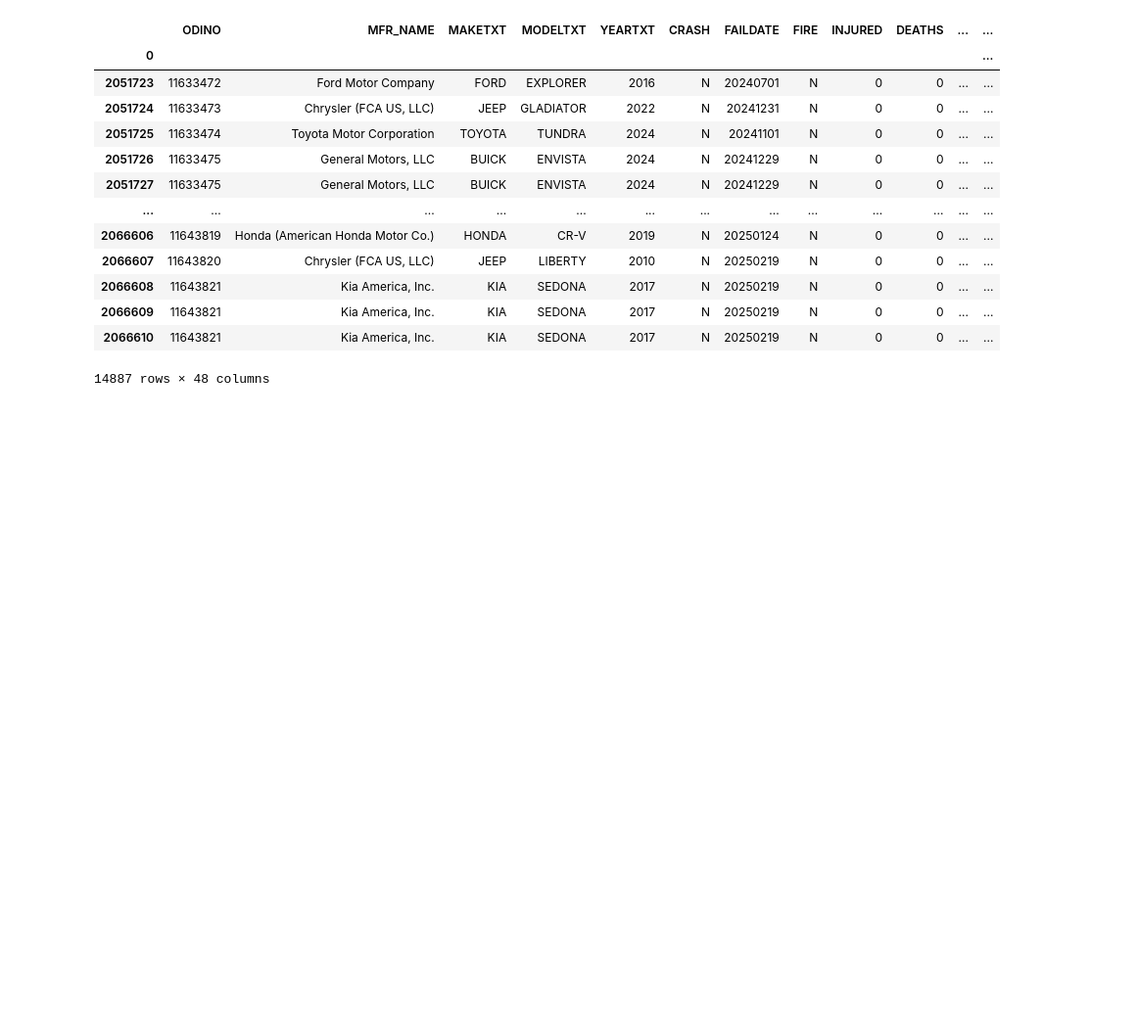
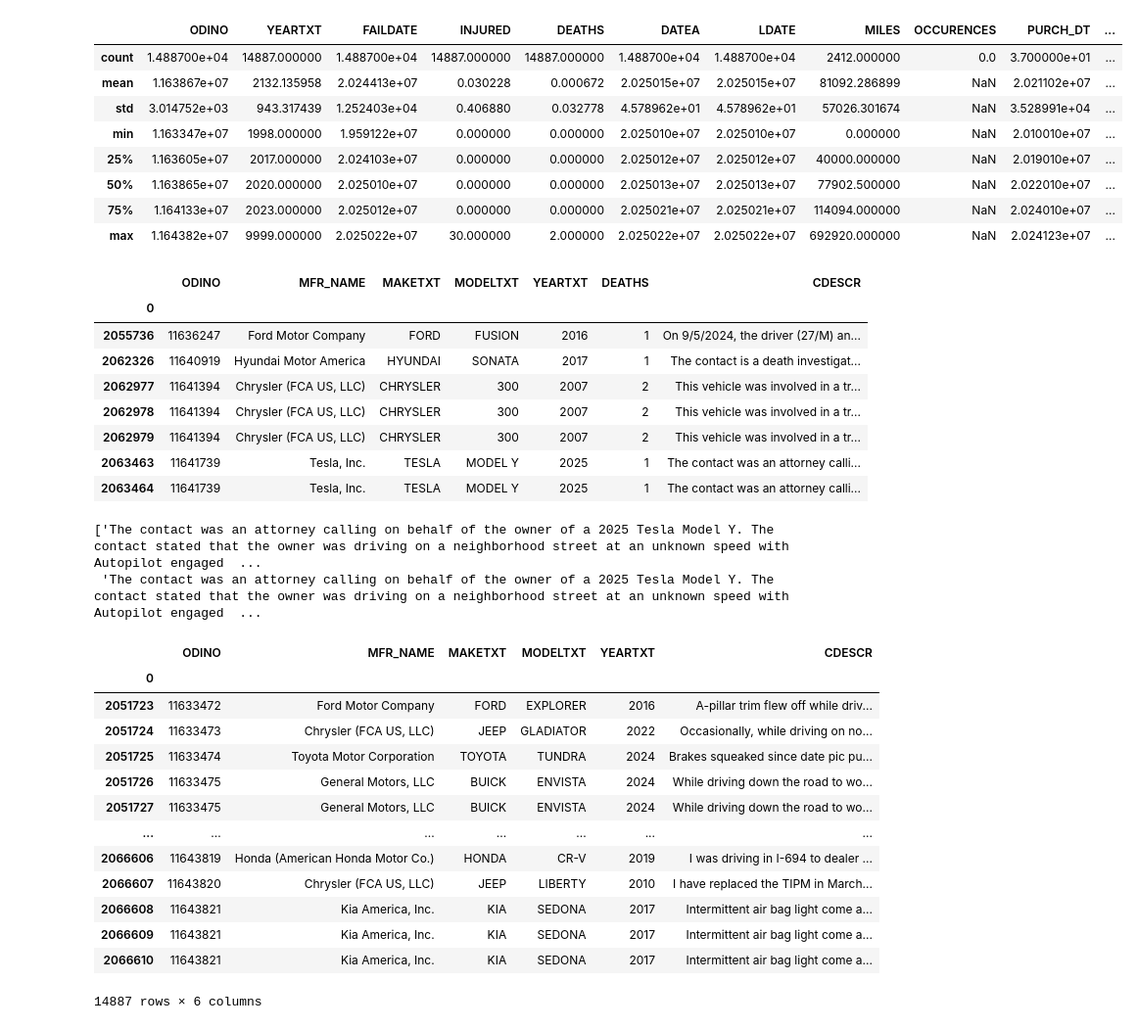
Before and after one commit to HJHUNT/SIADs_capstone_vehicle_complaints_and_recalls, a Jupyter notebook: Example/COMPLAINTS_RECEIVED_25.ipynb, the cells around one changed output. Shown at 98% size. Cells and saved outputs as stored; diff of their text form; code cells hidden in the pictures; blank space fills up the shorter version.

Commit message:
Added some data exploration for the complaints

```diff
--- a/Example/COMPLAINTS_RECEIVED_25.ipynb
+++ b/Example/COMPLAINTS_RECEIVED_25.ipynb
@@ -130,50 +130,84 @@
 #                                            C  =CONVERTIBLE
 #                                            I  =INFANT
 #                                            IN =INTEGRATED
 #                                            TD =TODDLER
 # 40     RESTRAINT_TYPE     CHAR(4)       INSTALLATION SYSTEM CODE;
 #                                            A =VEHICLE SAFETY BELT
 #                                            B =LATCH SYSTEM
 # 41     DEALER_NAME        CHAR(40)      DEALER'S NAME
 # 42     DEALER_TEL         CHAR(20)      DEALER'S TELEPHONE NUMBER
 # 43     DEALER_CITY        CHAR(30)      DEALER'S CITY
 # 44     DEALER_STATE       CHAR(2)       DEALER'S STATE CODE
 # 45     DEALER_ZIP         CHAR(10)      DEALER'S ZIPCODE
 # 46     PROD_TYPE          CHAR(4)       PRODUCT TYPE CODE:
 #                                            V =VEHICLE
 #                                            T =TIRES
 #                                            E =EQUIPMENT
 #                                            C =CHILD RESTRAINT
 # 47     REPAIRED_YN        CHAR(1)       WAS DEFECTIVE TIRE REPAIRED 'Y' OR 'N'
 # 48     MEDICAL_ATTN       CHAR(1)       WAS MEDICAL ATTENTION REQUIRED 'Y' OR 'N'
 # 49     VEHICLES_TOWED_YN  CHAR(1)       WAS VEHICLE TOWED 'Y' OR 'N'
 
 import pandas as pd
 
 # https://www.nhtsa.gov/nhtsa-datasets-and-apis#recalls
 # read in C:\Repo\SIADs_Audio_Text_SRS\Example\COMPLAINTS_RECEIVED_2025-2025.txt into a pandas dataframe, where the columns are RCL
-df = pd.read_csv("C:\\Repo\\SIADs_Audio_Text_SRS\\Datasets\\COMPLAINTS_RECEIVED_2025-2025.txt", sep='\t', header=None, index_col=0)
-df.columns = ['ODINO', 'MFR_NAME', 'MAKETXT', 'MODELTXT', 'YEARTXT', 'CRASH', 'FAILDATE', 'FIRE', 'INJURED', 'DEATHS', 'COMPDESC', 'CITY', 'STATE', 'VIN', 'DATEA', 'LDATE', 'MILES', 'OCCURENCES', 'CDESCR', 'CMPL_TYPE', 'POLICE_RPT_YN', 'PURCH_DT', 'ORIG_OWNER_YN', 'ANTI_BRAKES_YN', 'CRUISE_CONT_YN', 'NUM_CYLS', 'DRIVE_TRAIN', 'FUEL_SYS', 'FUEL_TYPE',
+df_complaints = pd.read_csv("C:\\Repo\\SIADs_Audio_Text_SRS\\Datasets\\COMPLAINTS_RECEIVED_2025-2025.txt", sep='\t', header=None, index_col=0)
+df_complaints.columns = ['ODINO', 'MFR_NAME', 'MAKETXT', 'MODELTXT', 'YEARTXT', 'CRASH', 'FAILDATE', 'FIRE', 'INJURED', 'DEATHS', 'COMPDESC', 'CITY', 'STATE', 'VIN', 'DATEA', 'LDATE', 'MILES', 'OCCURENCES', 'CDESCR', 'CMPL_TYPE', 'POLICE_RPT_YN', 'PURCH_DT', 'ORIG_OWNER_YN', 'ANTI_BRAKES_YN', 'CRUISE_CONT_YN', 'NUM_CYLS', 'DRIVE_TRAIN', 'FUEL_SYS', 'FUEL_TYPE',
               'TRANS_TYPE', 'VEH_SPEED', 'DOT', 'TIRE_SIZE', 'LOC_OF_TIRE', 'TIRE_FAIL_TYPE', 'ORIG_EQUIP_YN', 'MANUF_DT', 'SEAT_TYPE', 'RESTRAINT_TYPE', 'DEALER_NAME', 'DEALER_TEL', 'DEALER_CITY', 'DEALER_STATE', 'DEALER_ZIP', 'PROD_TYPE', 'REPAIRED_YN', 'MEDICAL_ATTN', 'VEHICLES_TOWED_YN']
 
+summary = df_complaints.describe()
+display(summary)
+
+deadly_complaints = df_complaints[df_complaints["DEATHS"] > 0]
+#print(deadly_complaints)
+
+# print any of the complaints that lead to a death
+display(deadly_complaints[["ODINO", "MFR_NAME", "MAKETXT", "MODELTXT", "YEARTXT", "DEATHS", "CDESCR"]])
+# print the tesla complaints that lead to a death
+print(deadly_complaints[deadly_complaints["MFR_NAME"] == "Tesla, Inc."]["CDESCR"].values)
+
 # display columns 11 through 25
-display(df)
+#display(df_complaints)
+
+sub_df = df_complaints[["ODINO", "MFR_NAME", "MAKETXT", "MODELTXT", "YEARTXT", "CDESCR"]]
+display(sub_df)
 #display(read_complaints_received())
 # %% [output]
-|  | ODINO | MFR_NAME | MAKETXT | MODELTXT | YEARTXT | CRASH | FAILDATE | FIRE | INJURED | DEATHS | ... | ... |
-| 0 |  |  |  |  |  |  |  |  |  |  |  | ... |
-| 2051723 | 11633472 | Ford Motor Company | FORD | EXPLORER | 2016 | N | 20240701 | N | 0 | 0 | ... | ... |
-| 2051724 | 11633473 | Chrysler (FCA US, LLC) | JEEP | GLADIATOR | 2022 | N | 20241231 | N | 0 | 0 | ... | ... |
-| 2051725 | 11633474 | Toyota Motor Corporation | TOYOTA | TUNDRA | 2024 | N | 20241101 | N | 0 | 0 | ... | ... |
-| 2051726 | 11633475 | General Motors, LLC | BUICK | ENVISTA | 2024 | N | 20241229 | N | 0 | 0 | ... | ... |
-| 2051727 | 11633475 | General Motors, LLC | BUICK | ENVISTA | 2024 | N | 20241229 | N | 0 | 0 | ... | ... |
-| ... | ... | ... | ... | ... | ... | ... | ... | ... | ... | ... | ... | ... |
-| 2066606 | 11643819 | Honda (American Honda Motor Co.) | HONDA | CR-V | 2019 | N | 20250124 | N | 0 | 0 | ... | ... |
-| 2066607 | 11643820 | Chrysler (FCA US, LLC) | JEEP | LIBERTY | 2010 | N | 20250219 | N | 0 | 0 | ... | ... |
-| 2066608 | 11643821 | Kia America, Inc. | KIA | SEDONA | 2017 | N | 20250219 | N | 0 | 0 | ... | ... |
-| 2066609 | 11643821 | Kia America, Inc. | KIA | SEDONA | 2017 | N | 20250219 | N | 0 | 0 | ... | ... |
-| 2066610 | 11643821 | Kia America, Inc. | KIA | SEDONA | 2017 | N | 20250219 | N | 0 | 0 | ... | ... |
+|  | ODINO | YEARTXT | FAILDATE | INJURED | DEATHS | DATEA | LDATE | MILES | OCCURENCES | PURCH_DT | ... |
+| count | 1.488700e+04 | 14887.000000 | 1.488700e+04 | 14887.000000 | 14887.000000 | 1.488700e+04 | 1.488700e+04 | 2412.000000 | 0.0 | 3.700000e+01 | ... |
+| mean | 1.163867e+07 | 2132.135958 | 2.024413e+07 | 0.030228 | 0.000672 | 2.025015e+07 | 2.025015e+07 | 81092.286899 | NaN | 2.021102e+07 | ... |
+| std | 3.014752e+03 | 943.317439 | 1.252403e+04 | 0.406880 | 0.032778 | 4.578962e+01 | 4.578962e+01 | 57026.301674 | NaN | 3.528991e+04 | ... |
+| min | 1.163347e+07 | 1998.000000 | 1.959122e+07 | 0.000000 | 0.000000 | 2.025010e+07 | 2.025010e+07 | 0.000000 | NaN | 2.010010e+07 | ... |
+| 25% | 1.163605e+07 | 2017.000000 | 2.024103e+07 | 0.000000 | 0.000000 | 2.025012e+07 | 2.025012e+07 | 40000.000000 | NaN | 2.019010e+07 | ... |
+| 50% | 1.163865e+07 | 2020.000000 | 2.025010e+07 | 0.000000 | 0.000000 | 2.025013e+07 | 2.025013e+07 | 77902.500000 | NaN | 2.022010e+07 | ... |
+| 75% | 1.164133e+07 | 2023.000000 | 2.025012e+07 | 0.000000 | 0.000000 | 2.025021e+07 | 2.025021e+07 | 114094.000000 | NaN | 2.024010e+07 | ... |
+| max | 1.164382e+07 | 9999.000000 | 2.025022e+07 | 30.000000 | 2.000000 | 2.025022e+07 | 2.025022e+07 | 692920.000000 | NaN | 2.024123e+07 | ... |
+|  | ODINO | MFR_NAME | MAKETXT | MODELTXT | YEARTXT | DEATHS | CDESCR |
+| 0 |  |  |  |  |  |  |  |
+| 2055736 | 11636247 | Ford Motor Company | FORD | FUSION | 2016 | 1 | On 9/5/2024, the driver (27/M) an... |
+| 2062326 | 11640919 | Hyundai Motor America | HYUNDAI | SONATA | 2017 | 1 | The contact is a death investigat... |
+| 2062977 | 11641394 | Chrysler (FCA US, LLC) | CHRYSLER | 300 | 2007 | 2 | This vehicle was involved in a tr... |
+| 2062978 | 11641394 | Chrysler (FCA US, LLC) | CHRYSLER | 300 | 2007 | 2 | This vehicle was involved in a tr... |
+| 2062979 | 11641394 | Chrysler (FCA US, LLC) | CHRYSLER | 300 | 2007 | 2 | This vehicle was involved in a tr... |
+| 2063463 | 11641739 | Tesla, Inc. | TESLA | MODEL Y | 2025 | 1 | The contact was an attorney calli... |
+| 2063464 | 11641739 | Tesla, Inc. | TESLA | MODEL Y | 2025 | 1 | The contact was an attorney calli... |
-14887 rows × 48 columns
+['The contact was an attorney calling on behalf of the owner of a 2025 Tesla Model Y. The contact stated that the owner was driving on a neighborhood street at an unknown speed with Autopilot engaged  ...
+ 'The contact was an attorney calling on behalf of the owner of a 2025 Tesla Model Y. The contact stated that the owner was driving on a neighborhood street at an unknown speed with Autopilot engaged  ...
+|  | ODINO | MFR_NAME | MAKETXT | MODELTXT | YEARTXT | CDESCR |
+| 0 |  |  |  |  |  |  |
+| 2051723 | 11633472 | Ford Motor Company | FORD | EXPLORER | 2016 | A-pillar trim flew off while driv... |
+| 2051724 | 11633473 | Chrysler (FCA US, LLC) | JEEP | GLADIATOR | 2022 | Occasionally, while driving on no... |
+| 2051725 | 11633474 | Toyota Motor Corporation | TOYOTA | TUNDRA | 2024 | Brakes squeaked since date pic pu... |
+| 2051726 | 11633475 | General Motors, LLC | BUICK | ENVISTA | 2024 | While driving down the road to wo... |
+| 2051727 | 11633475 | General Motors, LLC | BUICK | ENVISTA | 2024 | While driving down the road to wo... |
+| ... | ... | ... | ... | ... | ... | ... |
+| 2066606 | 11643819 | Honda (American Honda Motor Co.) | HONDA | CR-V | 2019 | I was driving in I-694 to dealer ... |
+| 2066607 | 11643820 | Chrysler (FCA US, LLC) | JEEP | LIBERTY | 2010 | I have replaced the TIPM in March... |
+| 2066608 | 11643821 | Kia America, Inc. | KIA | SEDONA | 2017 | Intermittent air bag light come a... |
+| 2066609 | 11643821 | Kia America, Inc. | KIA | SEDONA | 2017 | Intermittent air bag light come a... |
+| 2066610 | 11643821 | Kia America, Inc. | KIA | SEDONA | 2017 | Intermittent air bag light come a... |
+14887 rows × 6 columns
 # %%
 # RECALLS
 
```
Also changed, not shown: parts of 3 cells of this notebook.
